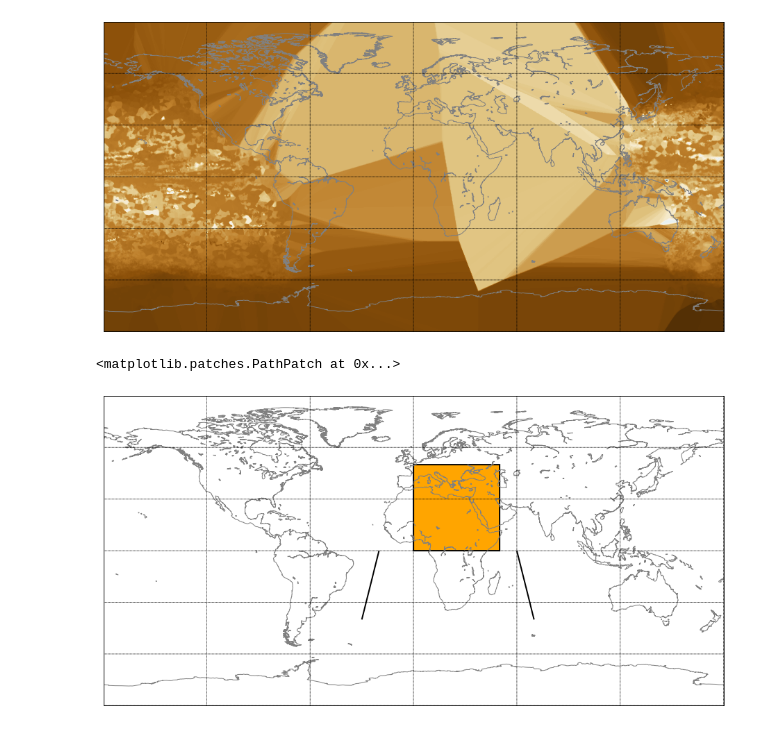
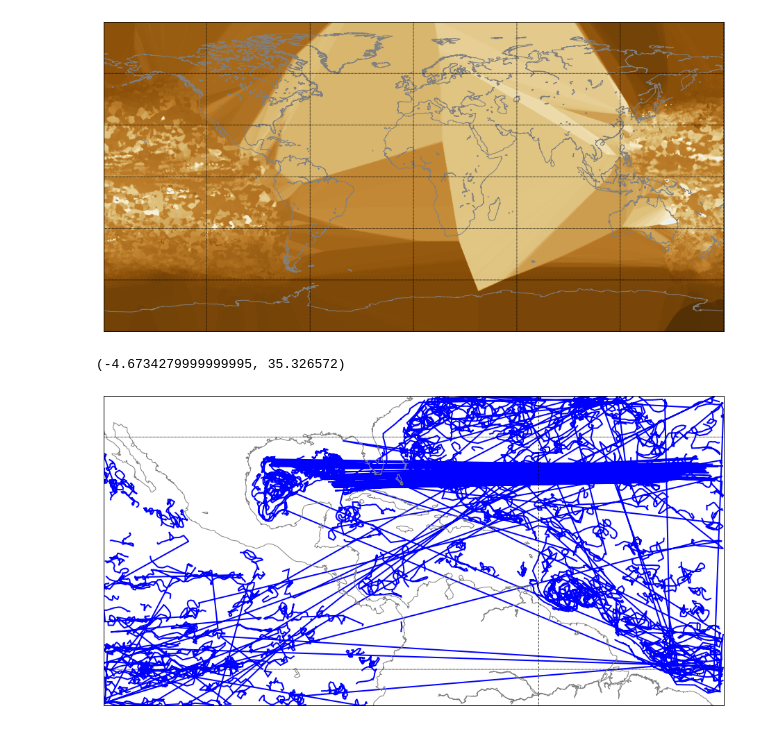
Before and after one commit to jpivarski-talks/2021-02-09-propose-scipy2021-tutorial, a Jupyter notebook: prep/argo-floats.ipynb, the cells around one changed output. Drawn from its saved outputs; the diff is of its cells as text; code cells hidden in the pictures.

```diff
--- a/prep/argo-floats.ipynb
+++ b/prep/argo-floats.ipynb
@@ -75,38 +85,28 @@ plt.imshow(rasterized.reshape(1000, 1000), cmap="BrBG", extent=(-180, 180, -90,
+# %%
+linetos = ak.unflatten(np.full(ak.sum(counts - 1), matplotlib.path.Path.LINETO), counts - 1)
+# %%
+path_codes = ak.concatenate(([[matplotlib.path.Path.MOVETO]], linetos), axis=1)
+# %%
+path_verts = ak.concatenate((grouped.longitude[:, :, np.newaxis], grouped.latitude[:, :, np.newaxis]), axis=2)
+# %%
+region = ((-76.157227 - 40 < grouped.longitude) & (grouped.longitude < -76.157227 + 40) &
+          ( 15.326572 - 20 < grouped.latitude)  & (grouped.latitude  <  15.326572 + 20))
 # %%
 fig, ax = plt.subplots(figsize=(16, 16))
-basemap = mpl_toolkits.basemap.Basemap(projection="cyl", lon_0=0, resolution="l")
+basemap = mpl_toolkits.basemap.Basemap(projection="cyl", lon_0=-76.157227, lat_0=15.326572, resolution="l")
 basemap.drawcoastlines(color="gray")
 basemap.drawparallels(np.arange(-90, 120, 30))
 basemap.drawmeridians(np.arange(0., 420, 60))
 basemap.drawmapboundary()
 
-verts = [
-    (0, 0),    # left, bottom
-    (0, 50),   # left, top
-    (50, 50),  # right, top
-    (50, 0),   # right, bottom
-    (0, 0),    # ignored
-    (-20, 0),
-    (-30, -40),
-    (60, 0),
-    (70, -40),
-]
-
-codes = [
-    matplotlib.path.Path.MOVETO,
-    matplotlib.path.Path.LINETO,
-    matplotlib.path.Path.LINETO,
-    matplotlib.path.Path.LINETO,
-    matplotlib.path.Path.CLOSEPOLY,
-    matplotlib.path.Path.MOVETO,
-    matplotlib.path.Path.LINETO,
-    matplotlib.path.Path.MOVETO,
-    matplotlib.path.Path.LINETO,
-]
+verts = np.asarray(ak.flatten(path_verts[region][:]))
+codes = np.asarray(ak.flatten(path_codes[region][:]))
 
 path = matplotlib.path.Path(verts, codes)
-patch = matplotlib.patches.PathPatch(path, facecolor='orange', lw=2)
+patch = matplotlib.patches.PathPatch(path, facecolor="None", lw=2, edgecolor="blue")
 ax.add_patch(patch)
+ax.set_xlim([-76.157227 - 40, -76.157227 + 40])
+ax.set_ylim([ 15.326572 - 20,  15.326572 + 20])
 # %% [output]
-<matplotlib.patches.PathPatch at 0x...>
+(-4.6734279999999995, 35.326572)
-[figure, old version]
+[figure, new version]
```
Also changed, not shown: parts of 7 cells of this notebook.
